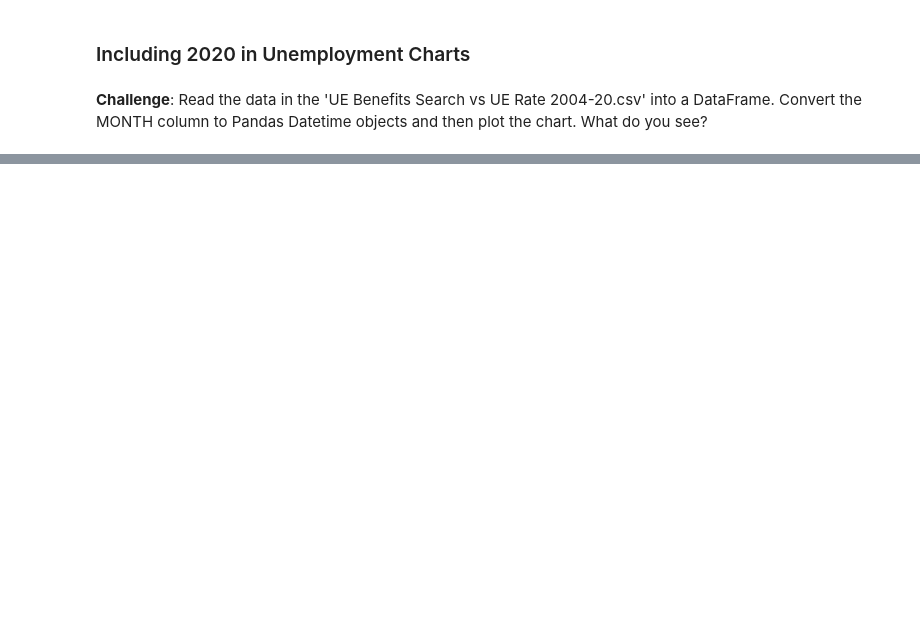
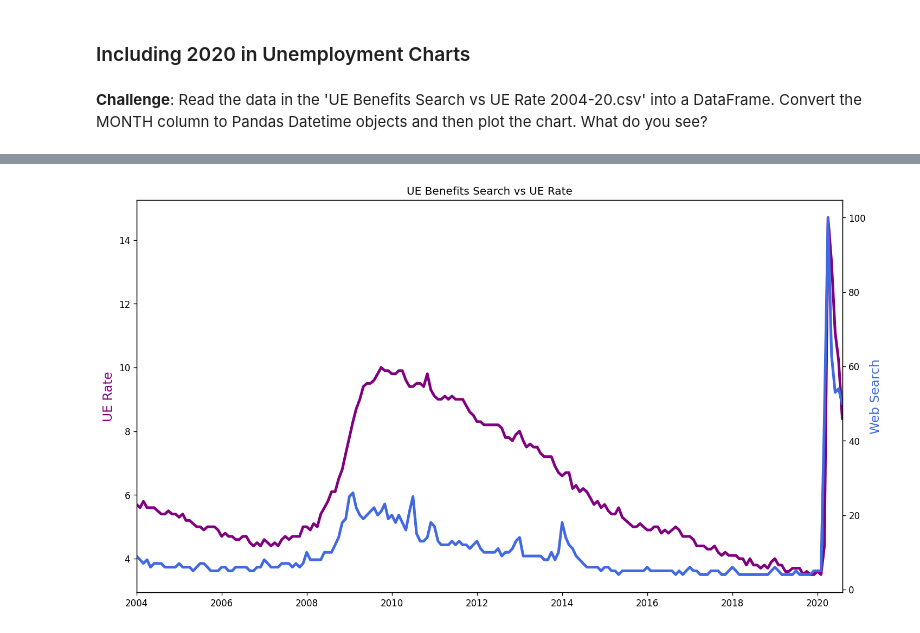
Before and after one commit to jhoeljp/Data-Analytics, a Jupyter notebook: Other/Google_Trends/Google_Trends_Analysis.ipynb, the cells around one changed output, grey strips where cells are left out. Cells and saved outputs as stored; diff of their text form; code cells hidden in the pictures; blank space fills up the shorter version.

```diff
--- a/Other/Google_Trends/Google_Trends_Analysis.ipynb
+++ b/Other/Google_Trends/Google_Trends_Analysis.ipynb
@@ -397,3 +431,6 @@ plt.show()
 ### Including 2020 in Unemployment Charts
 # %% [markdown]
 **Challenge**: Read the data in the 'UE Benefits Search vs UE Rate 2004-20.csv' into a DataFrame. Convert the MONTH column to Pandas Datetime objects and then plot the chart. What do you see?
+# %%
+data_ue = pd.read_csv('UE Benefits Search vs UE Rate 2004-20.csv')
+data_ue.head()
@@ -399,0 +444,3 @@ plt.show()
+# %%
+data_ue.MONTH = pd.to_datetime(data_ue.MONTH)
+data_ue.info()
@@ -399,0 +458,18 @@ plt.show()
+# %%
+plt.figure(figsize=(14,8),dpi=120)
+plt.title('UE Benefits Search vs UE Rate')
+
+ax1 = plt.gca()
+ax2 = ax1.twinx()
+
+ax1.plot(data_ue.MONTH,data_ue.UNRATE,c='purple',linewidth=3)
+ax1.set_ylabel('UE Rate',c='purple',fontsize=14)
+
+ax1.set_xlim(data_ue.MONTH.min(),data_ue.MONTH.max())
+
+ax2.plot(data_ue.MONTH,data_ue.UE_BENEFITS_WEB_SEARCH,c='royalblue',linewidth=3)
+ax2.set_ylabel('Web Search',c='royalblue',fontsize=14)
+
+plt.show()
+# %% [output]
+[figure, added]
```
Also changed, not shown: parts of 4 cells of this notebook.
